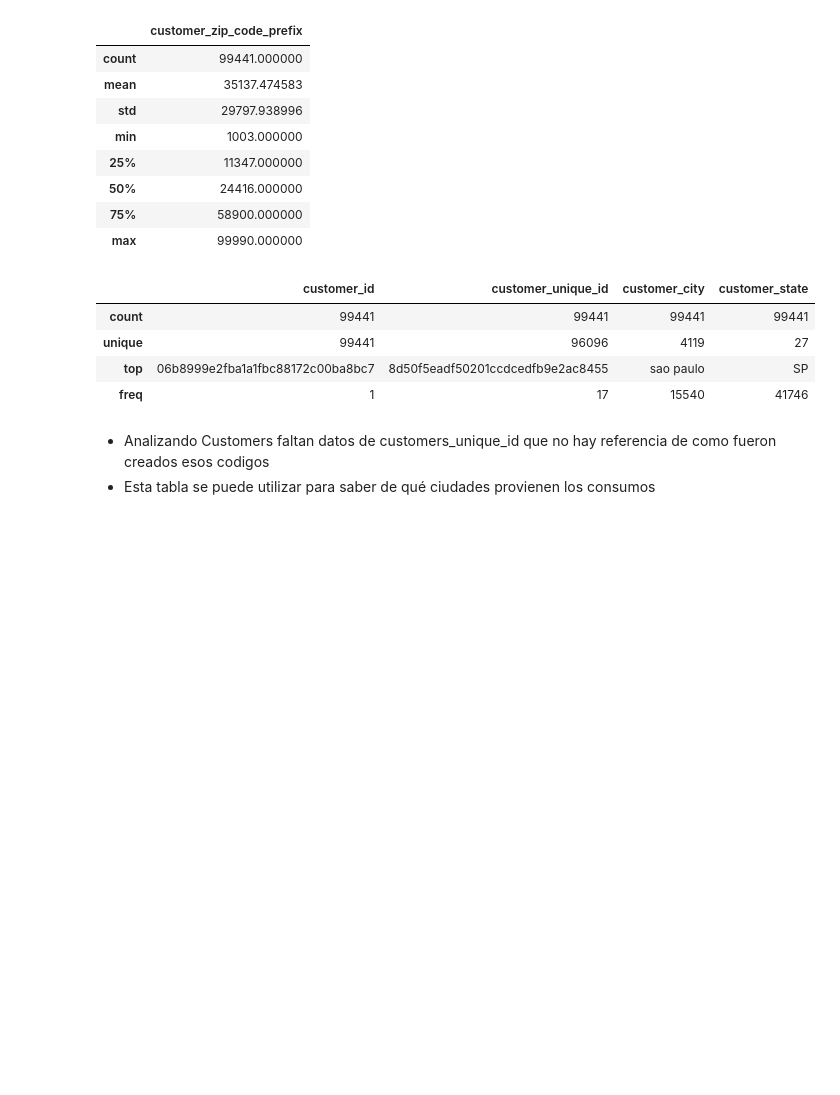
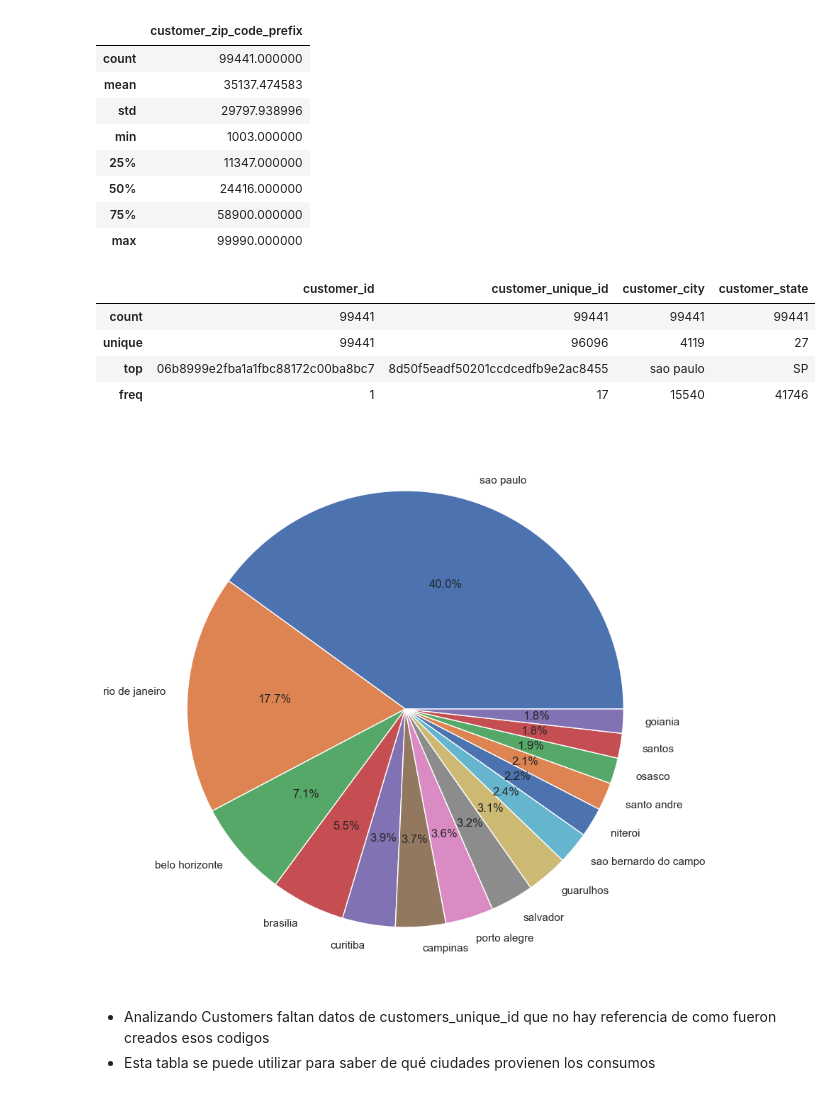
Before and after one commit to Lautaro555/Final-project-Olist, a Jupyter notebook: EDA.ipynb, the cells around one changed output. Saved outputs shown, nothing was run; the diff lists cells and outputs as text; code cells hidden in the pictures; blank space fills up the shorter version.

```diff
--- a/EDA.ipynb
+++ b/EDA.ipynb
@@ -152,6 +162,12 @@ Customers.describe(include=['O'])
 | unique | 99441 | 96096 | 4119 | 27 |
 | top | 06b8999e2fba1a1fbc88172c00ba8bc7 | 8d50f5eadf50201ccdcedfb9e2ac8455 | sao paulo | SP |
 | freq | 1 | 17 | 15540 | 41746 |
+# %%
+#15 ciudades con mayor cantidad de clientes
+val=Cantidad_por_ciudad=Customers.groupby(["customer_city"]).count().sort_values(by=["customer_id"],ascending=False).drop_duplicates("customer_id")["customer_id"].head(15)
+plot = val.plot.pie(ylabel="",subplots=True, figsize=(20, 10),autopct='%1.1f%%')
+# %% [output]
+[figure, added]
 # %% [markdown]
 - Analizando Customers faltan datos de customers_unique_id que no hay referencia de como fueron creados esos codigos
 - Esta tabla se puede utilizar para saber de qué ciudades provienen los consumos
```
Also changed, not shown: parts of 23 cells of this notebook.
